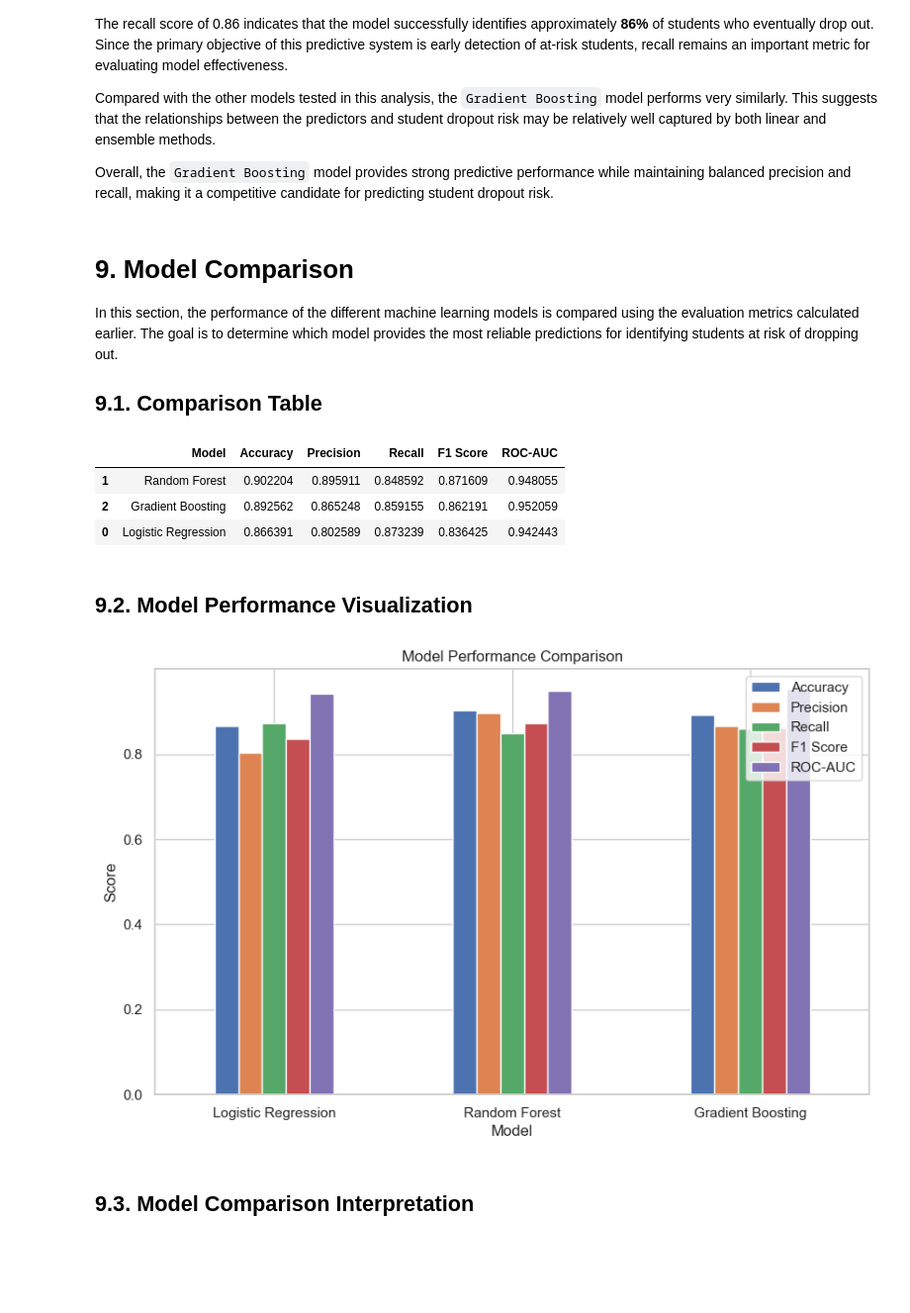
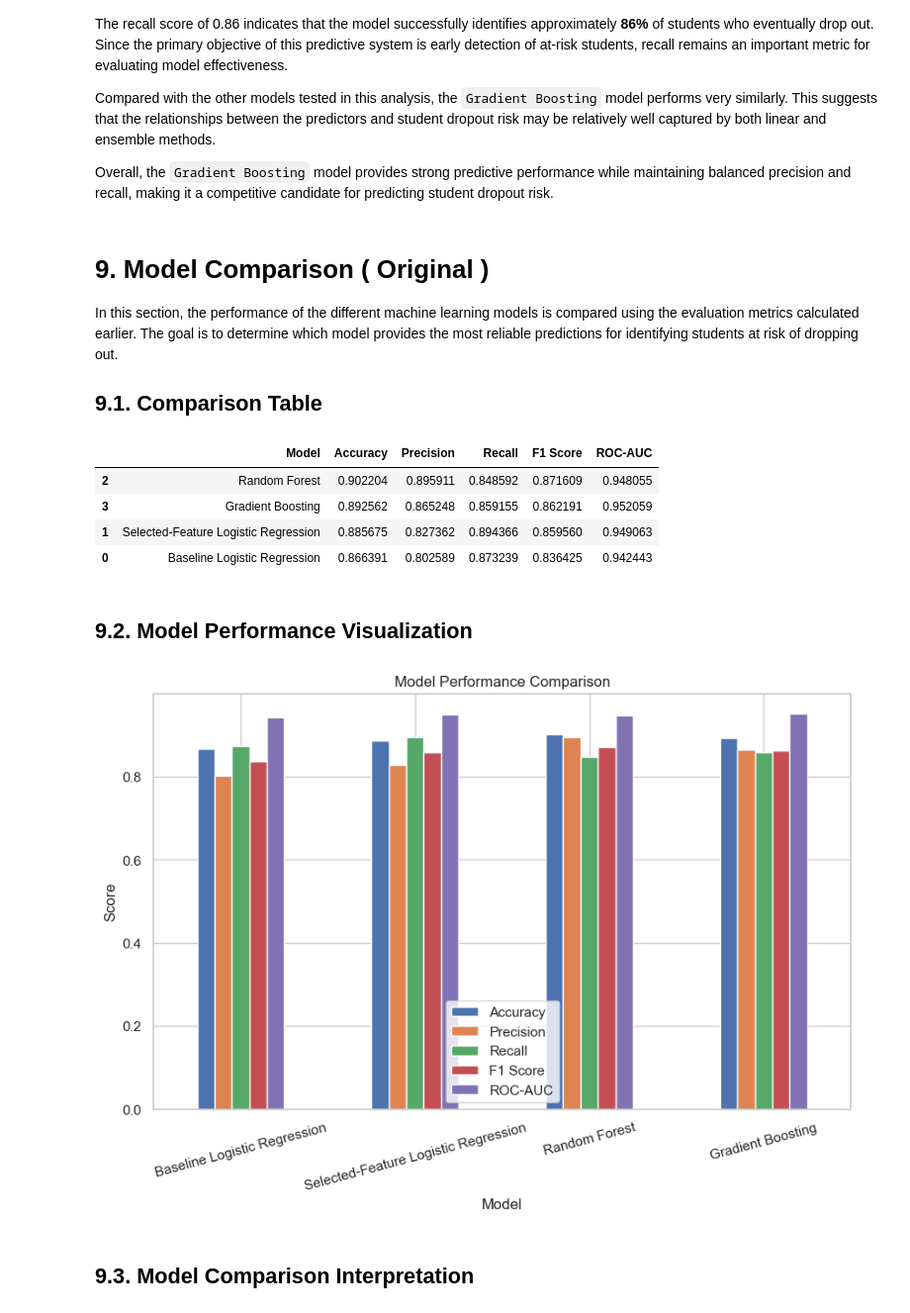
Before and after one commit to DimitarMalamski/student-dropout-predictor, a Jupyter notebook: notebooks/dropout_predictor.ipynb, the cells around one changed output. Shown at 99% size. Saved outputs shown, nothing was run; the diff lists cells and outputs as text; code cells hidden in the pictures; blank space fills up the shorter version.

```diff
--- a/notebooks/dropout_predictor.ipynb
+++ b/notebooks/dropout_predictor.ipynb
@@ -1082,39 +1082,70 @@ Compared with the other models tested in this analysis, the `Gradient Boosting`
 
 Overall, the `Gradient Boosting` model provides strong predictive performance while maintaining balanced precision and recall, making it a competitive candidate for predicting student dropout risk.
 # %% [markdown]
-# 9. Model Comparison
+# 9. Model Comparison ( Original )
 
 In this section, the performance of the different machine learning models is compared using the evaluation metrics calculated earlier. The goal is to determine which model provides the most reliable predictions for identifying students at risk of dropping out.
 
 ## 9.1. Comparison Table
 # %%
 results = pd.DataFrame({
-  "Model": ["Logistic Regression", "Random Forest", "Gradient Boosting"],
-  "Accuracy": [accuracy, rf_accuracy, gb_accuracy],
-  "Precision": [precision, rf_precision, gb_precision],
-  "Recall": [recall, rf_recall, gb_recall],
-  "F1 Score": [f1, rf_f1, gb_f1],
-  "ROC-AUC": [roc_auc, rf_auc, gb_auc]
+  "Model": [
+    "Baseline Logistic Regression",
+    "Selected-Feature Logistic Regression",
+    "Random Forest",
+    "Gradient Boosting"
+  ],
+  "Accuracy": [
+    accuracy,
+    sel_accuracy,
+    rf_accuracy,
+    gb_accuracy
+  ],
+  "Precision": [
+    precision,
+    sel_precision,
+    rf_precision,
+    gb_precision
+  ],
+  "Recall": [
+    recall,
+    sel_recall,
+    rf_recall,
+    gb_recall
+  ],
+  "F1 Score": [
+    f1,
+    sel_f1,
+    rf_f1,
+    gb_f1
+  ],
+  "ROC-AUC": [
+    roc_auc,
+    sel_auc,
+    rf_auc,
+    gb_auc
+  ]
 })
 
 results.sort_values(by="F1 Score", ascending=False)
 # %% [output]
 |  | Model | Accuracy | Precision | Recall | F1 Score | ROC-AUC |
-| 1 | Random Forest | 0.902204 | 0.895911 | 0.848592 | 0.871609 | 0.948055 |
-| 2 | Gradient Boosting | 0.892562 | 0.865248 | 0.859155 | 0.862191 | 0.952059 |
-| 0 | Logistic Regression | 0.866391 | 0.802589 | 0.873239 | 0.836425 | 0.942443 |
+| 2 | Random Forest | 0.902204 | 0.895911 | 0.848592 | 0.871609 | 0.948055 |
+| 3 | Gradient Boosting | 0.892562 | 0.865248 | 0.859155 | 0.862191 | 0.952059 |
+| 1 | Selected-Feature Logistic Regression | 0.885675 | 0.827362 | 0.894366 | 0.859560 | 0.949063 |
+| 0 | Baseline Logistic Regression | 0.866391 | 0.802589 | 0.873239 | 0.836425 | 0.942443 |
 # %% [markdown]
 ## 9.2. Model Performance Visualization
 # %%
 results.set_index("Model").plot(kind="bar", figsize=(10,6))
 
 plt.title("Model Performance Comparison")
 plt.ylabel("Score")
-plt.xticks(rotation=0)
+plt.xticks(rotation=15)
 
 plt.show()
 # %% [output]
-[figure, old version]
+[figure, new version]
 # %% [markdown]
 ## 9.3. Model Comparison Interpretation
 # %% [markdown]
```
Also changed, not shown: parts of 1 cell of this notebook, 1 other file.
